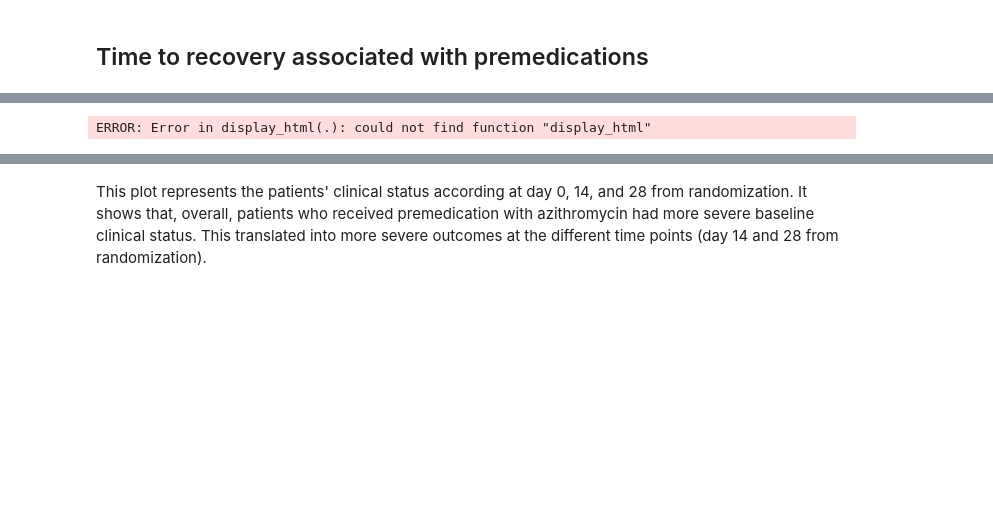
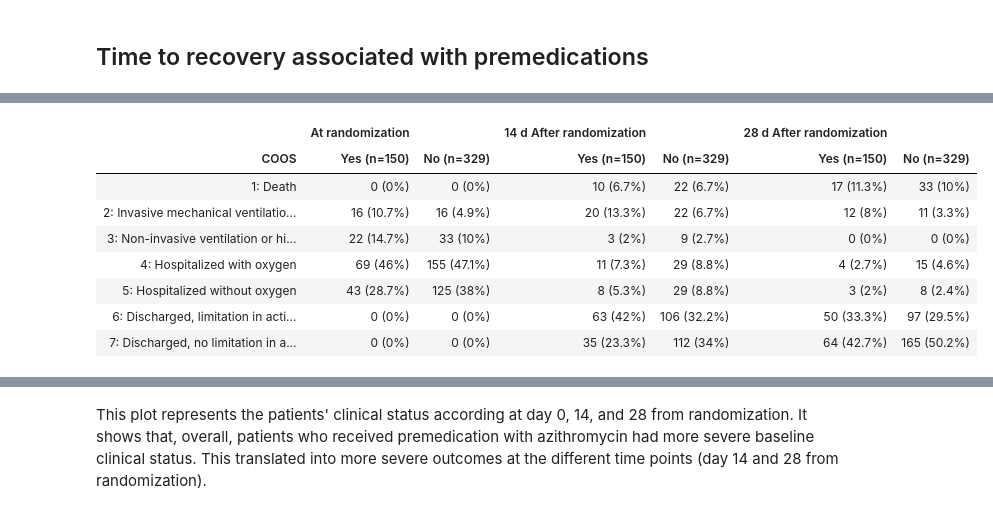
Before and after one commit to hms-dbmi/Access-to-Data-using-PIC-SURE-API, a Jupyter notebook: NHLBI_BioData_Catalyst/R/ORCHID_COVID19.ipynb, the cells around one changed output, grey strips where cells are left out. Cells and saved outputs as stored; diff of their text form; code cells hidden in the pictures; blank space fills up the shorter version.

Commit message:
Specify IRdisplay::display_html()

```diff
--- a/NHLBI_BioData_Catalyst/R/ORCHID_COVID19.ipynb
+++ b/NHLBI_BioData_Catalyst/R/ORCHID_COVID19.ipynb
@@ -1246,29 +1228,37 @@ A tibble: 7 × 7
 # %%
 names(table_count_azithro) <-  c("COOS",
          "Yes (n=150)",
          "No (n=329)",
          "Yes (n=150)",
          "No (n=329)",
          "Yes (n=150)",
          "No (n=329)")
 table_count_azithro %>%
 kbl() %>%
 kable_minimal() %>%
 kable_styling(bootstrap_options = c("striped"),
                                 full_width = FALSE,
                                  position = "left",
                                  font_size = 12) %>%
   column_spec(1, width = "20em") %>%
   column_spec(2, width = "10em") %>%
   column_spec(3, width = "10em") %>%
 add_header_above(c(" " = 1, "At randomization" = 2,
                   "14 d After randomization" = 2,
                   "28 d After randomization" = 2),
                  align = 'left') %>%
 as.character() %>%
-display_html()
+IRdisplay::display_html()
 # %% [output]
-ERROR: Error in display_html(.): could not find function "display_html"
+|  | At randomization |  | 14 d After randomization |  | 28 d After randomization |  |
+| COOS | Yes (n=150) | No (n=329) | Yes (n=150) | No (n=329) | Yes (n=150) | No (n=329) |
+| 1: Death | 0 (0%) | 0 (0%) | 10 (6.7%) | 22 (6.7%) | 17 (11.3%) | 33 (10%) |
+| 2: Invasive mechanical ventilatio... | 16 (10.7%) | 16 (4.9%) | 20 (13.3%) | 22 (6.7%) | 12 (8%) | 11 (3.3%) |
+| 3: Non-invasive ventilation or hi... | 22 (14.7%) | 33 (10%) | 3 (2%) | 9 (2.7%) | 0 (0%) | 0 (0%) |
+| 4: Hospitalized with oxygen | 69 (46%) | 155 (47.1%) | 11 (7.3%) | 29 (8.8%) | 4 (2.7%) | 15 (4.6%) |
+| 5: Hospitalized without oxygen | 43 (28.7%) | 125 (38%) | 8 (5.3%) | 29 (8.8%) | 3 (2%) | 8 (2.4%) |
+| 6: Discharged, limitation in acti... | 0 (0%) | 0 (0%) | 63 (42%) | 106 (32.2%) | 50 (33.3%) | 97 (29.5%) |
+| 7: Discharged, no limitation in a... | 0 (0%) | 0 (0%) | 35 (23.3%) | 112 (34%) | 64 (42.7%) | 165 (50.2%) |
 # %%
 plot_count_COOS <- table_outcomes_count %>%
   ggplot() +
```
Also changed, not shown: parts of 9 cells of this notebook.
